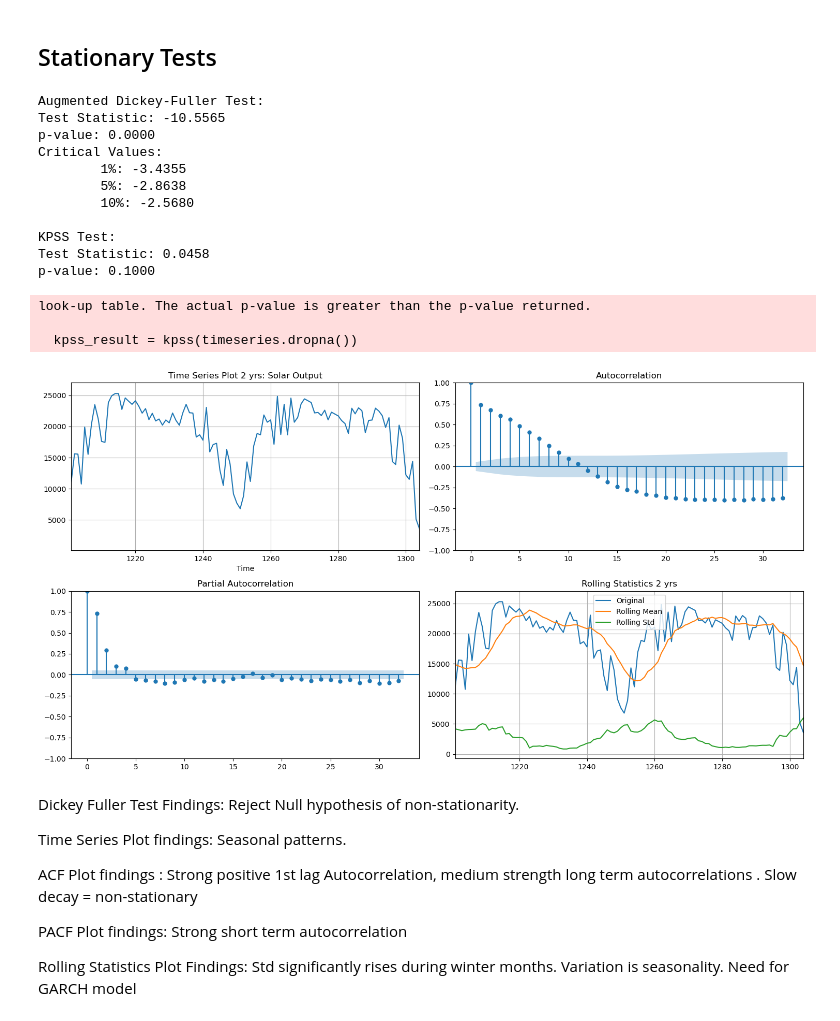
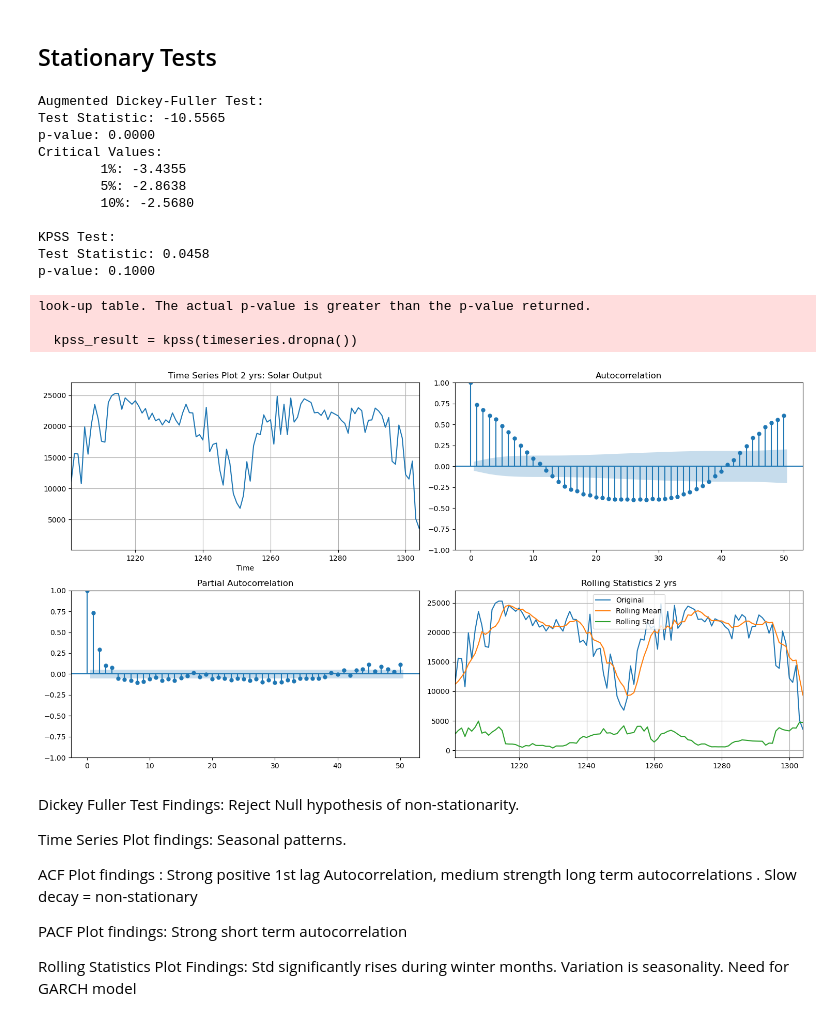
Before and after one commit to naokic3/solarM, a Jupyter notebook: SARIMAX.ipynb, the cells around one changed output. Saved outputs shown, nothing was run; the diff lists cells and outputs as text; code cells hidden in the pictures.

```diff
--- a/SARIMAX.ipynb
+++ b/SARIMAX.ipynb
@@ -29,7 +29,7 @@ import matplotlib.pyplot as plt
 from statsmodels.tsa.stattools import adfuller, kpss
 from statsmodels.graphics.tsaplots import plot_acf, plot_pacf
 
-def check_stationarity(timeseries, title=''):
+def check_stationarity(timeseries, title='', lag=50):
     fig, ((ax1, ax2), (ax3, ax4)) = plt.subplots(2, 2, figsize=(15, 8))
 
     # Time series plot
@@ -40,16 +40,16 @@ def check_stationarity(timeseries, title=''):
     ax1.grid(True)
 
     # ACF plot
-    plot_acf(timeseries, ax=ax2, title='Autocorrelation')
+    plot_acf(timeseries, ax=ax2,lags=lag, title='Autocorrelation')
 
 
     # PACF plot
-    plot_pacf(timeseries, ax=ax3, title='Partial Autocorrelation')
+    plot_pacf(timeseries, ax=ax3,lags=lag, title='Partial Autocorrelation')
 
 
     # Rolling statistics
-    rolling_mean = timeseries.rolling(window=12).mean()
-    rolling_std = timeseries.rolling(window=12).std()
+    rolling_mean = timeseries.rolling(window=5).mean()
+    rolling_std = timeseries.rolling(window=5).std()
     ax4.plot(timeseries, label='Original')
     ax4.plot(rolling_mean, label='Rolling Mean')
     ax4.plot(rolling_std, label='Rolling Std')
@@ -65,34 +65,34 @@ def check_stationarity(timeseries, title=''):
     print('\nAugmented Dickey-Fuller Test:')
     print(f'Test Statistic: {adf_result[0]:.4f}')
     print(f'p-value: {adf_result[1]:.4f}')
     print('Critical Values:')
     for key, value in adf_result[4].items():
         print(f'\t{key}: {value:.4f}')
 
     # KPSS Test
     kpss_result = kpss(timeseries.dropna())
     print('\nKPSS Test:')
     print(f'Test Statistic: {kpss_result[0]:.4f}')
     print(f'p-value: {kpss_result[1]:.4f}')
 
 
 check_stationarity(daily_output['initial'], 'Solar Output')
 # %% [output]
 Augmented Dickey-Fuller Test:
 Test Statistic: -10.5565
 p-value: 0.0000
 Critical Values:
         1%: -3.4355
         5%: -2.8638
         10%: -2.5680
 
 KPSS Test:
 Test Statistic: 0.0458
 p-value: 0.1000
 look-up table. The actual p-value is greater than the p-value returned.
 
   kpss_result = kpss(timeseries.dropna())
-[figure, old version]
+[figure, new version]
 # %% [markdown]
 Dickey Fuller Test Findings: Reject Null hypothesis of non-stationarity.
 
```
Also changed, not shown: parts of 41 cells of this notebook.
